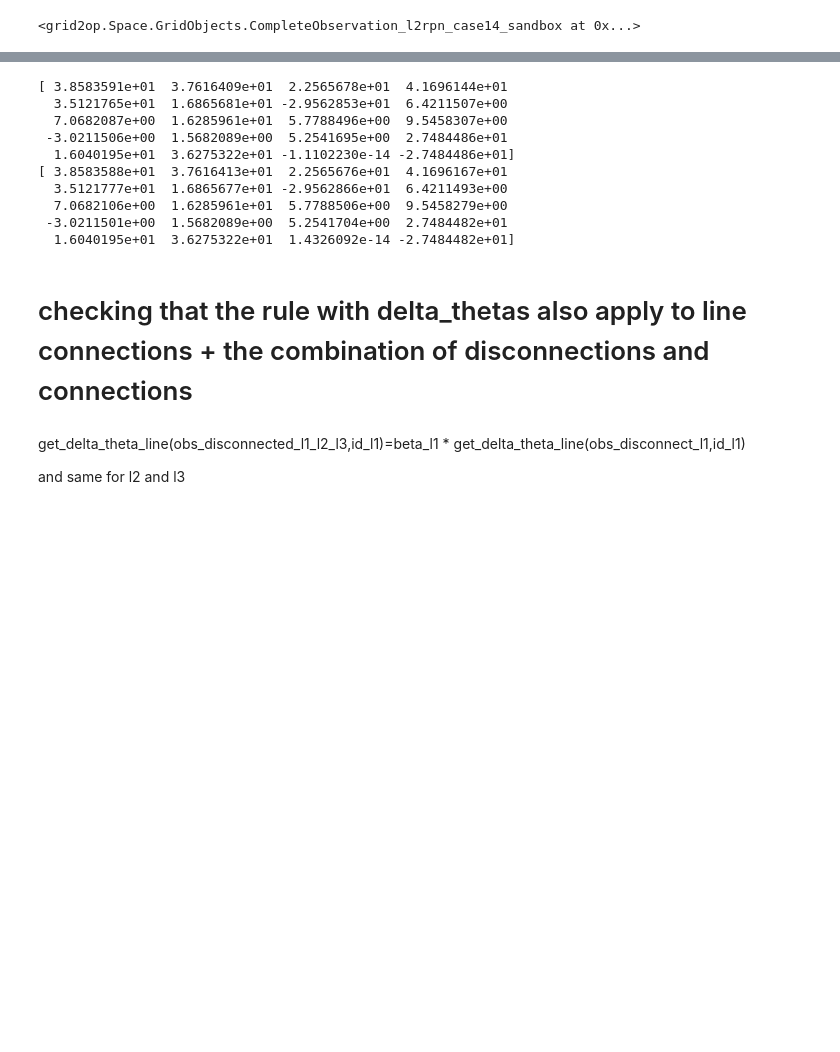
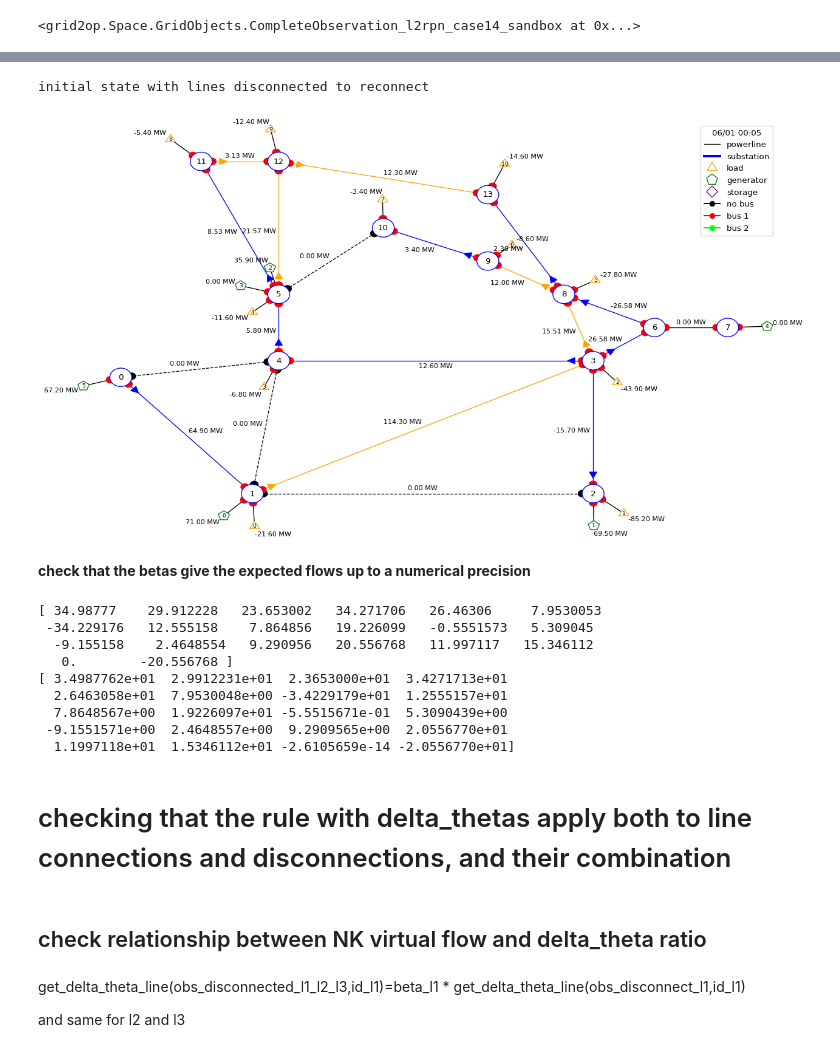
Before and after one commit to marota/Topology_Superposition_Theorem, a Jupyter notebook: SuperpoTheorem_reconnect_using_delta_thetas.ipynb, the cells around one changed output, grey strips where cells are left out. Drawn from its saved outputs; the diff is of its cells as text; code cells hidden in the pictures; blank space fills up the shorter version.

```diff
--- a/SuperpoTheorem_reconnect_using_delta_thetas.ipynb
+++ b/SuperpoTheorem_reconnect_using_delta_thetas.ipynb
@@ -423,4 +377,15 @@ computed betas: [0.62149082 0.48966045 1.60514743 0.53403857]
+# %%
+print("initial state with lines disconnected to reconnect")
+fig = plot_helper.plot_obs(obs_disconnected_l1_l2_l3_l4,line_info="p")
+fig.show()
+# %% [output]
+initial state with lines disconnected to reconnect
+[figure, added]
+# %% [markdown]
+**check that the betas give the expected flows up to a numerical precision**
 # %%
+decimal_digit_precision=4
+
 p_or_all_reconnected=init_obs.p_or
 
 p_or_all_reconnected_computed=betas[0]*obs_connect_l1.p_or+betas[1]*obs_connect_l2.p_or+betas[2]*obs_connect_l3.p_or+\
@@ -429,20 +394,21 @@ p_or_all_reconnected_computed=betas[0]*obs_connect_l1.p_or+betas[1]*obs_connect_
 print(p_or_all_reconnected)
 print(p_or_all_reconnected_computed)
 
-assert(np.all((np.round(p_or_all_reconnected-p_or_all_reconnected_computed,4)==0.0)))
+assert(np.all((np.round(p_or_all_reconnected-p_or_all_reconnected_computed,decimal_digit_precision)==0.0)))
 # %% [output]
-[ 3.8583591e+01  3.7616409e+01  2.2565678e+01  4.1696144e+01
-  3.5121765e+01  1.6865681e+01 -2.9562853e+01  6.4211507e+00
-  7.0682087e+00  1.6285961e+01  5.7788496e+00  9.5458307e+00
- -3.0211506e+00  1.5682089e+00  5.2541695e+00  2.7484486e+01
-  1.6040195e+01  3.6275322e+01 -1.1102230e-14 -2.7484486e+01]
-[ 3.8583588e+01  3.7616413e+01  2.2565676e+01  4.1696167e+01
-  3.5121777e+01  1.6865677e+01 -2.9562866e+01  6.4211493e+00
-  7.0682106e+00  1.6285961e+01  5.7788506e+00  9.5458279e+00
- -3.0211501e+00  1.5682089e+00  5.2541704e+00  2.7484482e+01
-  1.6040195e+01  3.6275322e+01  1.4326092e-14 -2.7484482e+01]
+[ 34.98777    29.912228   23.653002   34.271706   26.46306     7.9530053
+ -34.229176   12.555158    7.864856   19.226099   -0.5551573   5.309045
+  -9.155158    2.4648554   9.290956   20.556768   11.997117   15.346112
+   0.        -20.556768 ]
+[ 3.4987762e+01  2.9912231e+01  2.3653000e+01  3.4271713e+01
+  2.6463058e+01  7.9530048e+00 -3.4229179e+01  1.2555157e+01
+  7.8648567e+00  1.9226097e+01 -5.5515671e-01  5.3090439e+00
+ -9.1551571e+00  2.4648557e+00  9.2909565e+00  2.0556770e+01
+  1.1997118e+01  1.5346112e+01 -2.6105659e-14 -2.0556770e+01]
 # %% [markdown]
-# checking that the rule with delta_thetas also apply to line connections + the combination of disconnections and connections
+# checking that the rule with delta_thetas apply both to line connections and disconnections, and their combination
+# %% [markdown]
+## check relationship between NK virtual flow and delta_theta ratio
 # %% [markdown]
 get_delta_theta_line(obs_disconnected_l1_l2_l3,id_l1)=beta_l1 * get_delta_theta_line(obs_disconnect_l1,id_l1)
 
```
Also changed, not shown: parts of 51 cells of this notebook, 1 other file.
